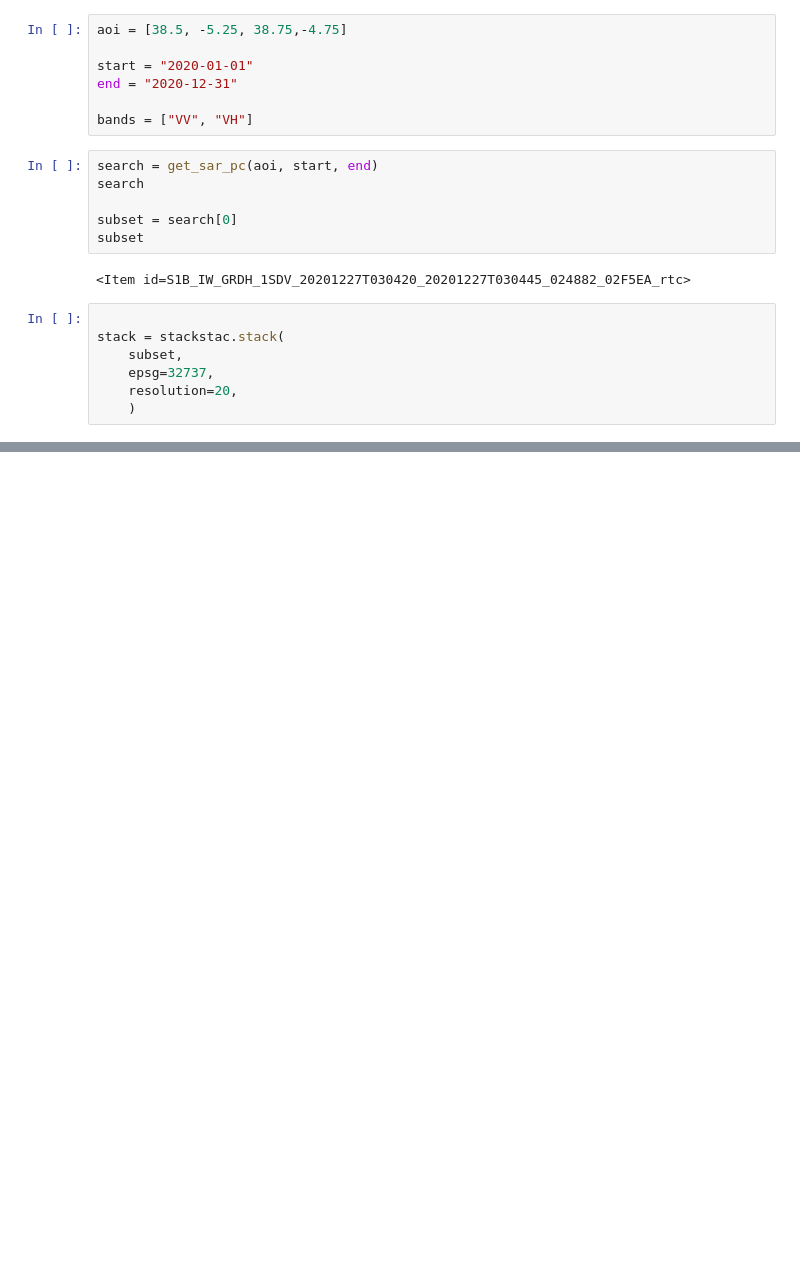
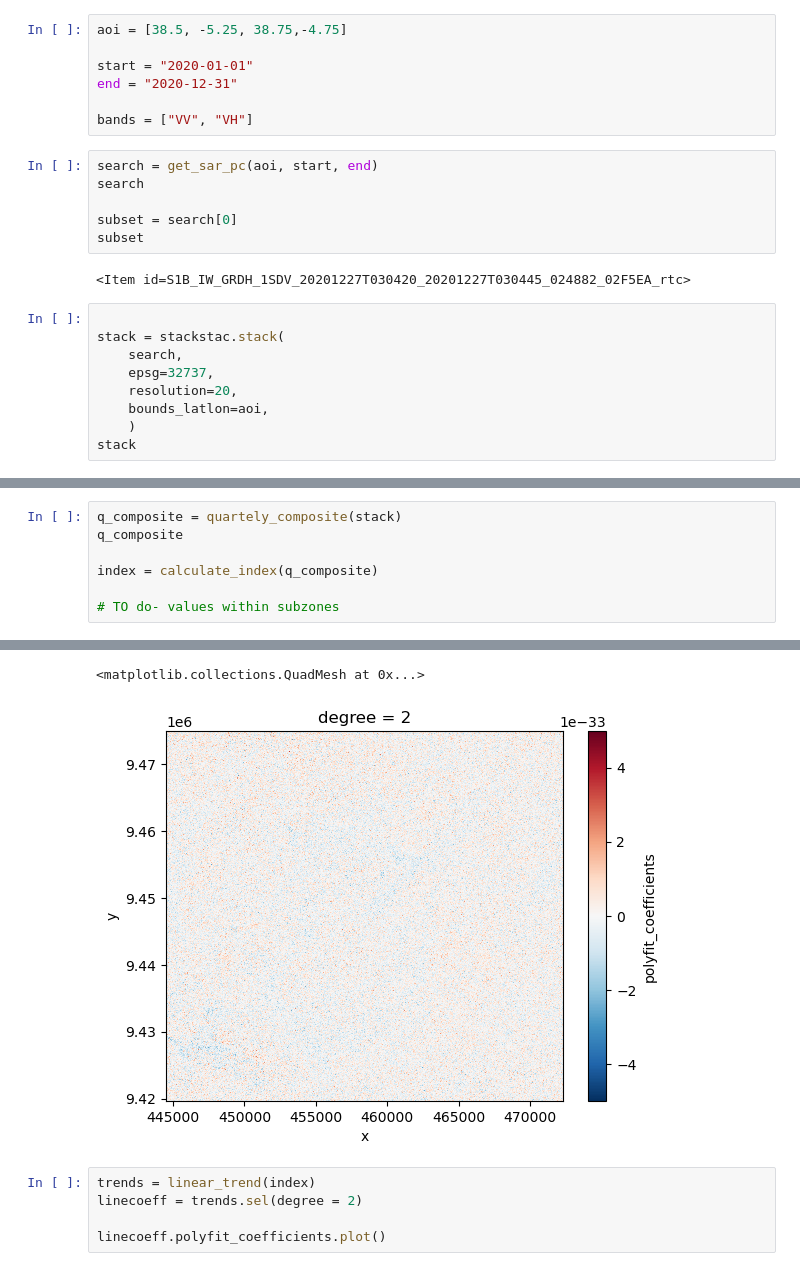
Before and after one commit to adlai-nelson/geog313-final-project, a Jupyter notebook: analysis.ipynb, the cells around one changed output, grey strips where cells are left out. Cells and saved outputs as stored; diff of their text form; blank space fills up the shorter version.

```diff
--- a/analysis.ipynb
+++ b/analysis.ipynb
@@ -53,8 +59,10 @@ subset
 # %%
 
 stack = stackstac.stack(
-    subset,
+    search,
     epsg=32737,
     resolution=20,
+    bounds_latlon=aoi,
     )
+stack
 # %% [output]
@@ -62,0 +95,8 @@ This change was part of adopting NEP 50, we may explicitly allow them again in t
+# %%
+q_composite = quartely_composite(stack)
+q_composite
+
+index = calculate_index(q_composite)
+
+# TO do- values within subzones
+# %% [output]
@@ -63,3 +120,10 @@ This change was part of adopting NEP 50, we may explicitly allow them again in t
+<matplotlib.collections.QuadMesh at 0x...>
+[figure, added]
+# %%
+trends = linear_trend(index)
+linecoeff = trends.sel(degree = 2)
+
+linecoeff.polyfit_coefficients.plot()
 # %%
 import xarray as xr
 import rioxarray as rxr
```
Also changed, not shown: parts of 4 cells of this notebook.
